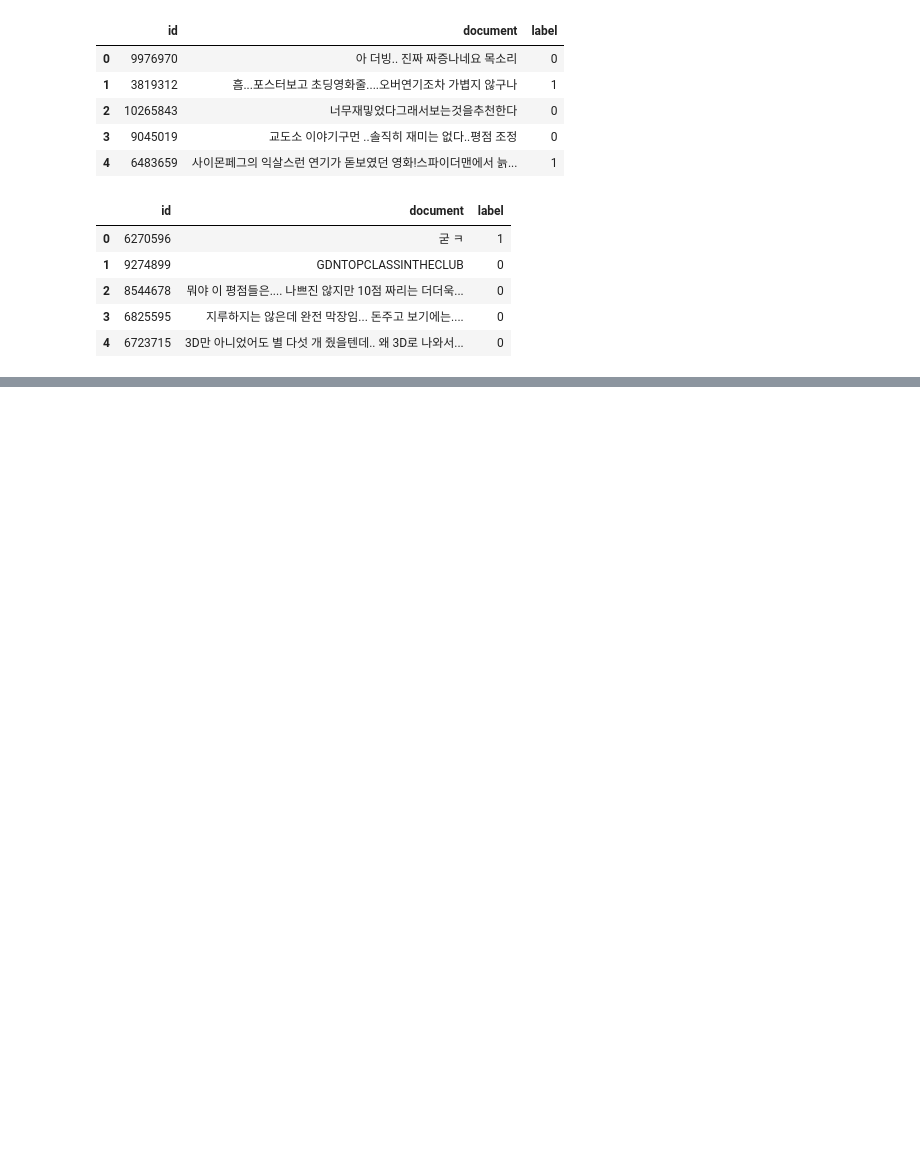
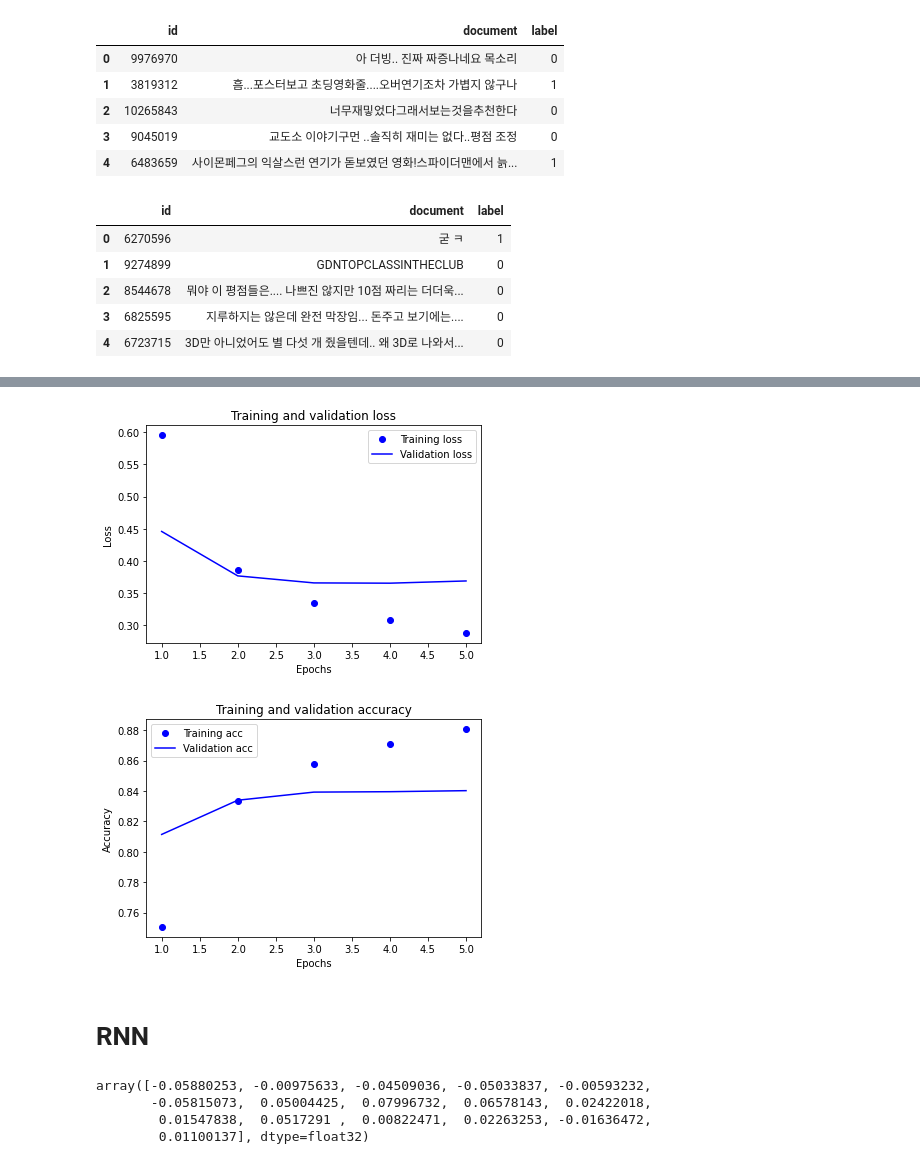
Before and after one commit to fmfmsd/Chamchee, a Jupyter notebook: Exploration/Ex8/Exploration8.ipynb, the cells around one changed output, grey strips where cells are left out. Cells and saved outputs as stored; diff of their text form; code cells hidden in the pictures; blank space fills up the shorter version.

```diff
--- a/Exploration/Ex8/Exploration8.ipynb
+++ b/Exploration/Ex8/Exploration8.ipynb
@@ -690,0 +340,9 @@ plt.show()
+# %%
+# Global Maxpooling 모델
+model_gmp = tf.keras.Sequential()
+model_gmp.add(tf.keras.layers.Embedding(vocab_size, word_vec_dim, input_shape=(None,)))
+model_gmp.add(tf.keras.layers.GlobalMaxPooling1D())
+model_gmp.add(tf.keras.layers.Dense(8, activation='relu'))
+model_gmp.add(tf.keras.layers.Dense(1, activation='sigmoid'))
+
+model_gmp.summary()
@@ -690,0 +461,3 @@ plt.show()
+# %%
+# Global Maxpooling
+gmp_history = fitting_machine(model_gmp, 5)
@@ -690,0 +491,31 @@ plt.show()
+# %%
+visualization(gmp_history)
+# %% [output]
+[figure, added]
+[figure, added]
+# %% [markdown]
+# RNN
+# %%
+from gensim.models.keyedvectors import Word2VecKeyedVectors
+
+embedding_layer = model_rnn.layers[0]
+weights = embedding_layer.get_weights()[0]
+vocab_size, word_vector_dim = weights.shape[0], weights.shape[1]
+
+word2vec_file_path = '/content/drive/MyDrive/exploration/Ex8/word2vec.txt'
+f = open(word2vec_file_path, 'w')
+f.write('{} {}\n'.format(vocab_size-4, word_vector_dim))
+
+vectors = model_rnn.get_weights()[0]
+for i in range(4,vocab_size):
+    f.write('{} {}\n'.format(index_to_word[i], ' '.join(map(str, list(vectors[i, :])))))
+f.close()
+
+word_vectors = Word2VecKeyedVectors.load_word2vec_format(word2vec_file_path, binary=False)
+vector = word_vectors['컴퓨터']
+vector
+# %% [output]
+array([-0.05880253, -0.00975633, -0.04509036, -0.05033837, -0.00593232,
+       -0.05815073,  0.05004425,  0.07996732,  0.06578143,  0.02422018,
+        0.01547838,  0.0517291 ,  0.00822471,  0.02263253, -0.01636472,
+        0.01100137], dtype=float32)
```
Also changed, not shown: parts of 92 cells of this notebook.
